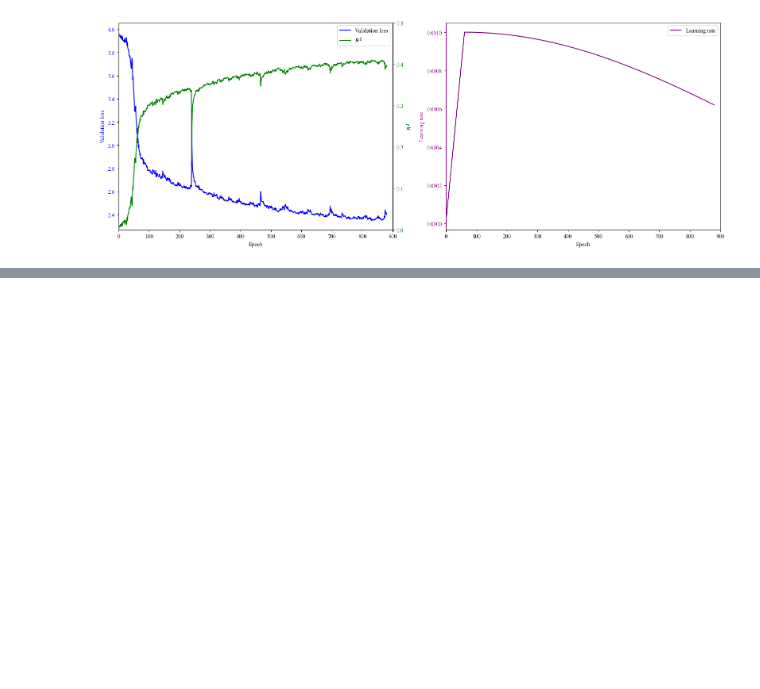
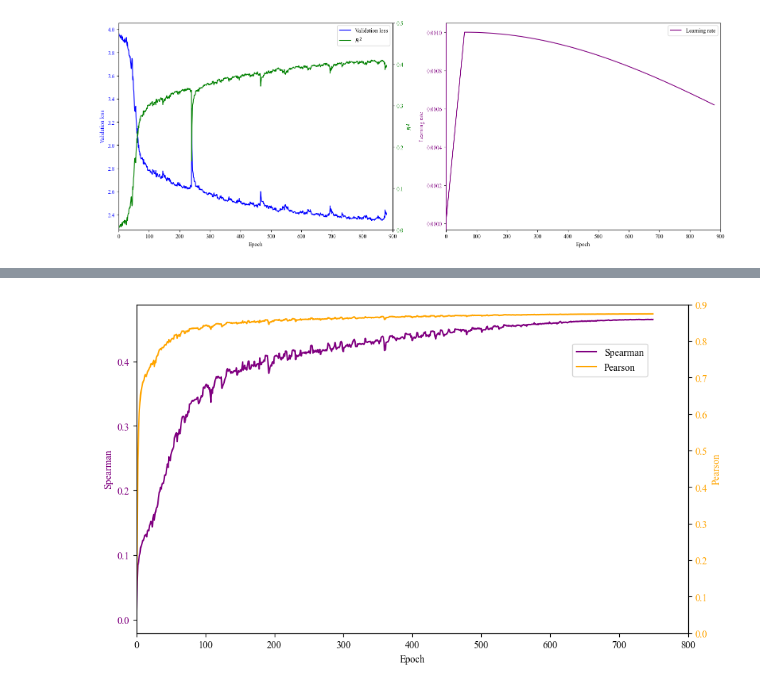
Before and after one commit to govindgoel/ml, a Jupyter notebook: scripts/visualization/visualize_training_data.ipynb, the cells around one changed output, grey strips where cells are left out. Drawn from its saved outputs; the diff is of its cells as text; code cells hidden in the pictures; blank space fills up the shorter version.

```diff
--- a/scripts/visualization/visualize_training_data.ipynb
+++ b/scripts/visualization/visualize_training_data.ipynb
@@ -271,0 +327,39 @@ plt.show()
+# %%
+import pandas as pd
+import matplotlib.pyplot as plt
+
+# Set the font to Times New Roman
+plt.rcParams['font.family'] = 'Times New Roman'
+
+# Create a figure and axis
+fig, ax1 = plt.subplots(figsize=(10, 6))
+
+epoch_steps = range(750)
+
+# Plot the loss with x-axis starting from 0
+ax1.plot(epoch_steps, df_spearman['wannabe_best_6 - spearman'], label='Spearman', color='purple')
+ax1.set_xlabel('Epoch')
+ax1.set_ylabel('Spearman', color='purple')
+ax2.set_ylim(0, 0.5)
+ax1.tick_params(axis='y', labelcolor='purple')
+
+# Create a secondary y-axis
+ax2 = ax1.twinx()
+ax2.plot(epoch_steps, df_pearson['wannabe_best_6 - pearson'], label=r"Pearson", color='orange')
+ax2.set_ylabel(r"Pearson", color='orange')
+ax2.set_ylim(0, 0.9)  # Set y-axis limits for R squared
+ax2.tick_params(axis='y', labelcolor='orange')
+
+plt.xlim(left=0)
+plt.xlim(right=800)
+# plt.ylim(bottom=0)
+# Add legends
+fig.legend(loc='upper right', bbox_to_anchor=(0.85, 0.8))
+
+# Save the figure
+# plt.savefig('loss_plot.png', dpi=500, bbox_inches='tight')  # Save as a high-resolution image
+
+# Show the plot
+plt.show()
+# %% [output]
+[figure, added]
```
Also changed, not shown: parts of 4 cells of this notebook, 2 other files.
